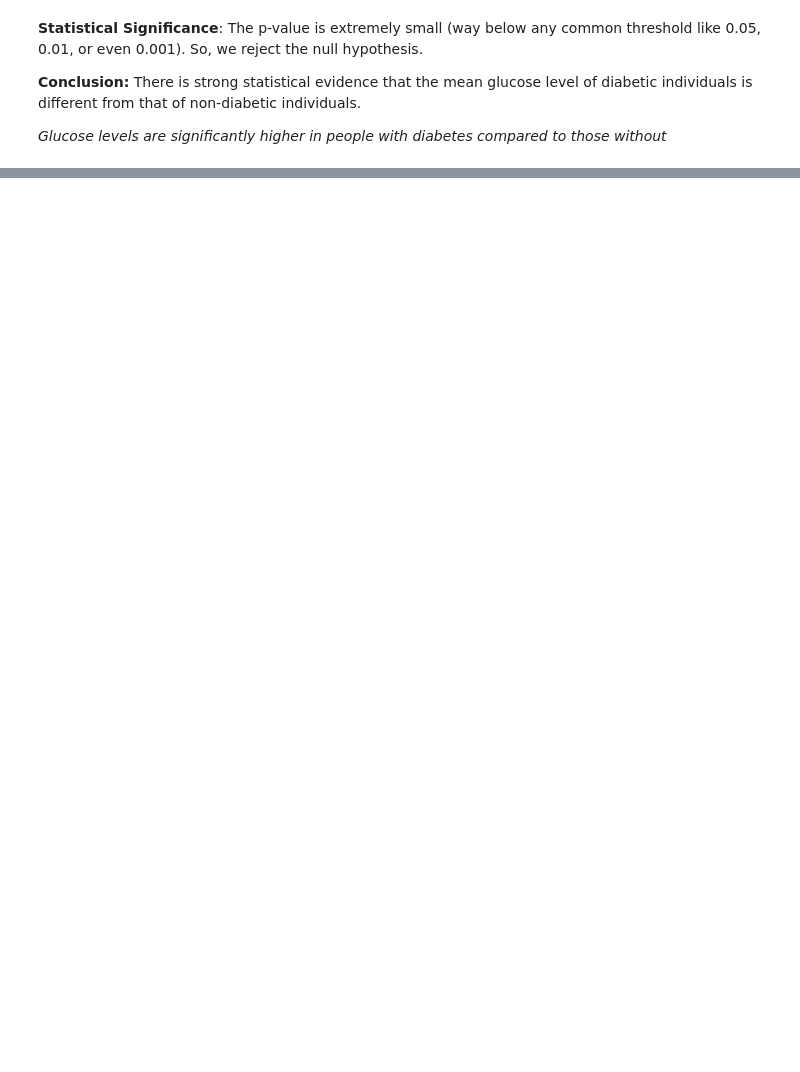
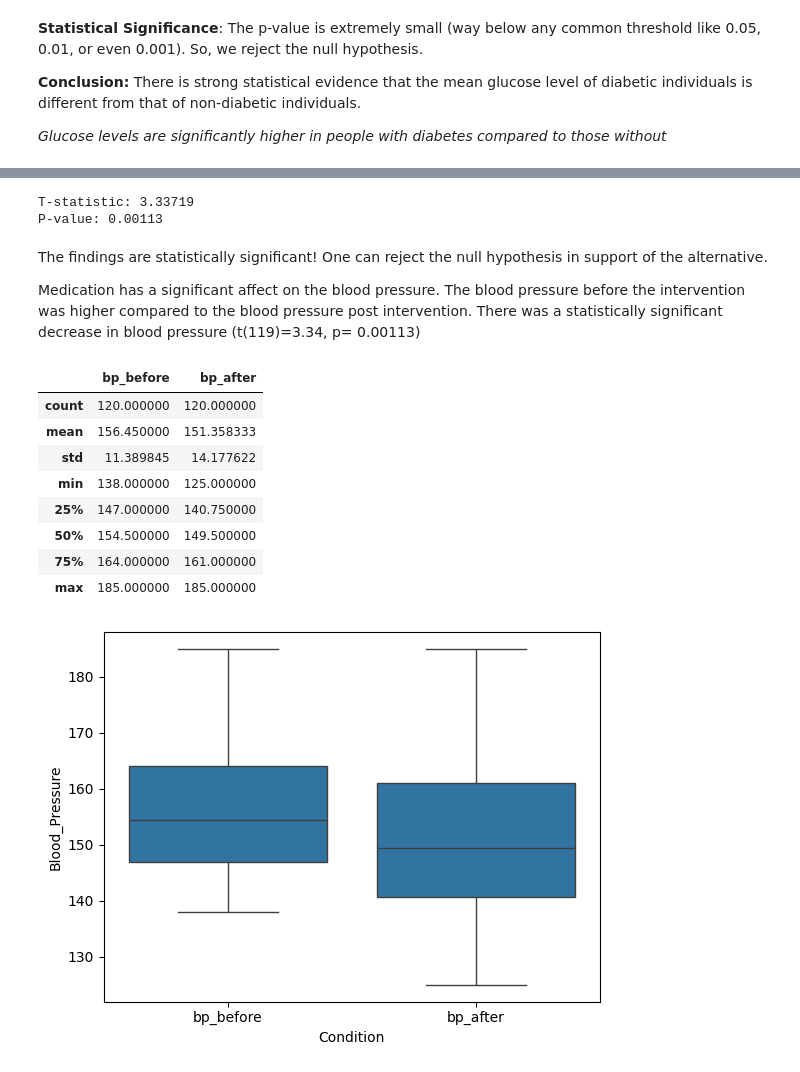
Before and after one commit to glycodynamics/BME370, a Jupyter notebook: Example1.ipynb, the cells around one changed output, grey strips where cells are left out. Saved outputs shown, nothing was run; the diff lists cells and outputs as text; code cells hidden in the pictures; blank space fills up the shorter version.

```diff
--- a/Example1.ipynb
+++ b/Example1.ipynb
@@ -117,0 +138,33 @@ plt.show()
+# %%
+#To conduct the paired sample t-test, one needs to use the stats.ttest_rel() method.
+t_statistic, p_value = stats.ttest_rel(data_3['bp_before'], data_3['bp_after'])
+print(f"T-statistic: {t_statistic:.5f}")
+print(f"P-value: {p_value:.5f}")
+# %% [output]
+T-statistic: 3.33719
+P-value: 0.00113
+# %% [markdown]
+The findings are statistically significant! One can reject the null hypothesis in support of the alternative.
+
+Medication has a significant affect on the blood pressure. The blood pressure before the intervention was higher compared to the blood pressure post intervention. There was a statistically significant decrease in blood pressure (t(119)=3.34, p= 0.00113)
+# %%
+# Melt the data into long format
+bp_data = data_3[['bp_before', 'bp_after']].melt(var_name='Condition', value_name='Blood_Pressure')
+
+# Plot boxplot
+bp_data
+
+# box plot
+sns.boxplot(x='Condition', y='Blood_Pressure', data=bp_data)
+data_3[['bp_before','bp_after']].describe()
+# %% [output]
+|  | bp_before | bp_after |
+| count | 120.000000 | 120.000000 |
+| mean | 156.450000 | 151.358333 |
+| std | 11.389845 | 14.177622 |
+| min | 138.000000 | 125.000000 |
+| 25% | 147.000000 | 140.750000 |
+| 50% | 154.500000 | 149.500000 |
+| 75% | 164.000000 | 161.000000 |
+| max | 185.000000 | 185.000000 |
+[figure, added]
```
Also changed, not shown: parts of 10 cells of this notebook.
